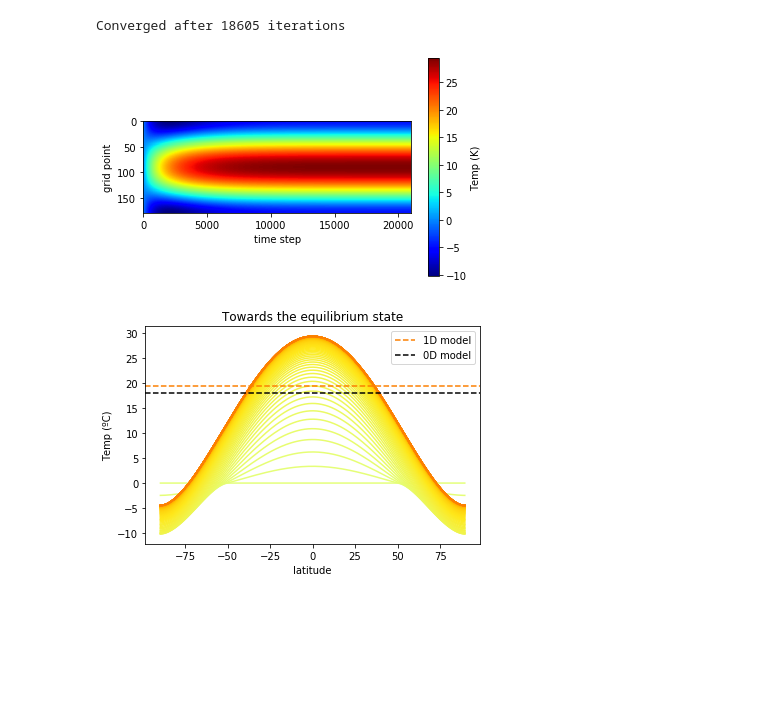
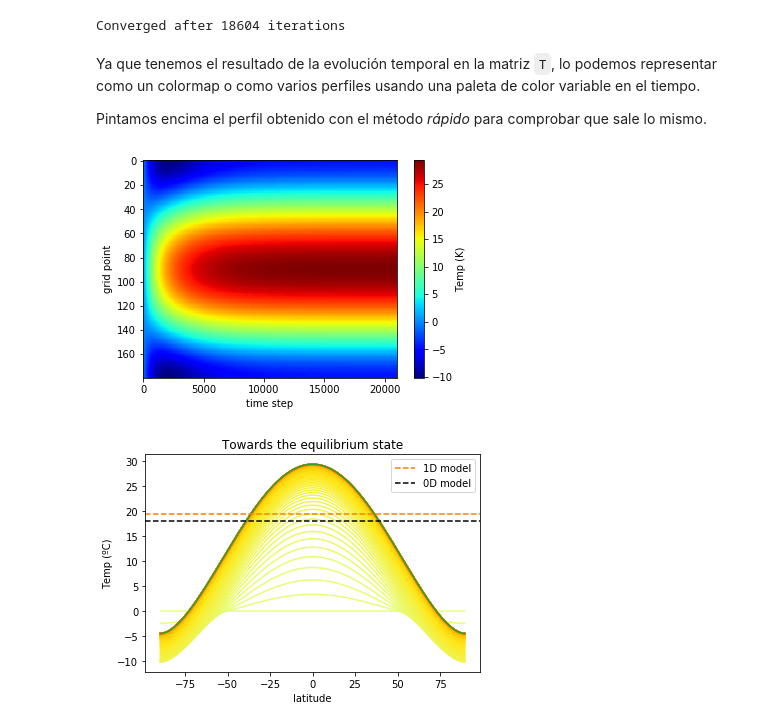
Before and after one commit to Onturenio/JupyterSamples, a Jupyter notebook: Budyco.ipynb, the cells around one changed output. Cells and saved outputs as stored; diff of their text form; code cells hidden in the pictures; blank space fills up the shorter version.

```diff
--- a/Budyco.ipynb
+++ b/Budyco.ipynb
@@ -170,47 +288,45 @@ def get_ice(T):
+# %%
+# run the simulation filling in the T matrix
+T = np.zeros((M, Nt))            # temperature, (shape M x Nt)
+T[:] = 273.15                    # we start the planet at homogeneous 0ºC
+solve(T)
+
+# Repeat, but thsi time using the 'smart' approach
+T_ = T[:,0]
+T_ = balance_planet(T_)
+# %% [output]
+Converged after 18604 iterations
+# %% [markdown]
+Ya que tenemos el resultado de la evolución temporal en la matriz `T`, lo podemos representar como un colormap o como varios perfiles usando una paleta de color variable en el tiempo.
+
+Pintamos encima el perfil obtenido con el método *rápido* para comprobar que sale lo mismo.
 # %%
-
-# run the simulation filling in the T matrix
-
-T = np.zeros((M, Nt))              # temperature, (shape M x Nt)
-T[:] = 273.15                    # we start the planet at homogeneous 0ºC
-solve(T)
-
-
-
-# apply the _fast approach for comparison
-T_ = T[:,0]
-T_ = balance_planet(T_)
-
-
-# plot results
-
-# as a colormap
+# plot results as a colormap
 fig, ax = plt.subplots()
-im = ax.imshow(T - 273.15, cmap=cm.jet, aspect=40)
+im = ax.imshow(T - 273.15, cmap=cm.jet, aspect=100)
 ax.set(xlabel='time step', ylabel='grid point')
 cbar = fig.colorbar(im)
 cbar.set_label('Temp (K)')
 fig.savefig("T_evol1.pdf")
 
-# as a series of coloured lines
+# plot results as a series of coloured lines
 fig, ax = plt.subplots()
 color_palette = cm.Wistia(np.linspace(0, 1, len(range(1, Nt, 200))))
 for this_color, step in zip(color_palette, range(1, Nt, 200)):
     ax.plot(np.rad2deg(phi), T[:,step]-273.15, c = this_color)
 
-#ax.plot(np.rad2deg(phi), T_ - 273.15, c = 'tab:green')
+ax.plot(np.rad2deg(phi), T_ - 273.15, c = 'tab:green')
 
 plt.axhline(y = average(T[:,-1]) - 273.15, c = color_palette[-1], linestyle = 'dashed', label = '1D model')
 S_mean = average(S)
 albedo_mean = average(get_albedo(T[:,-1]))
 T0D = np.power(S_mean*(1-albedo_mean)/4/eps/sig, 0.25)
 plt.axhline(y = T0D - 273.15, c = 'black', linestyle = 'dashed', label = '0D model')
 
 ax.set(xlabel='latitude', ylabel='Temp (ºC)')
 ax.set_title('Towards the equilibrium state')
 plt.legend()
 fig.savefig("T_evol2.pdf")
 # %% [output]
-Converged after 18605 iterations
-[figure, old version]
+[figure, new version]
-[figure, old version]
+[figure, new version]
```
Also changed, not shown: parts of 20 cells of this notebook.
